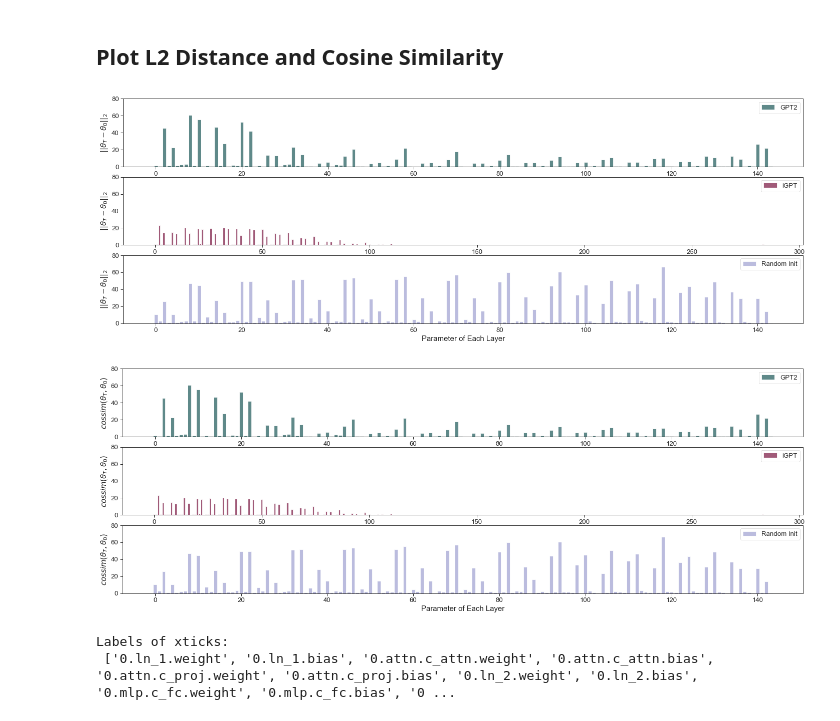
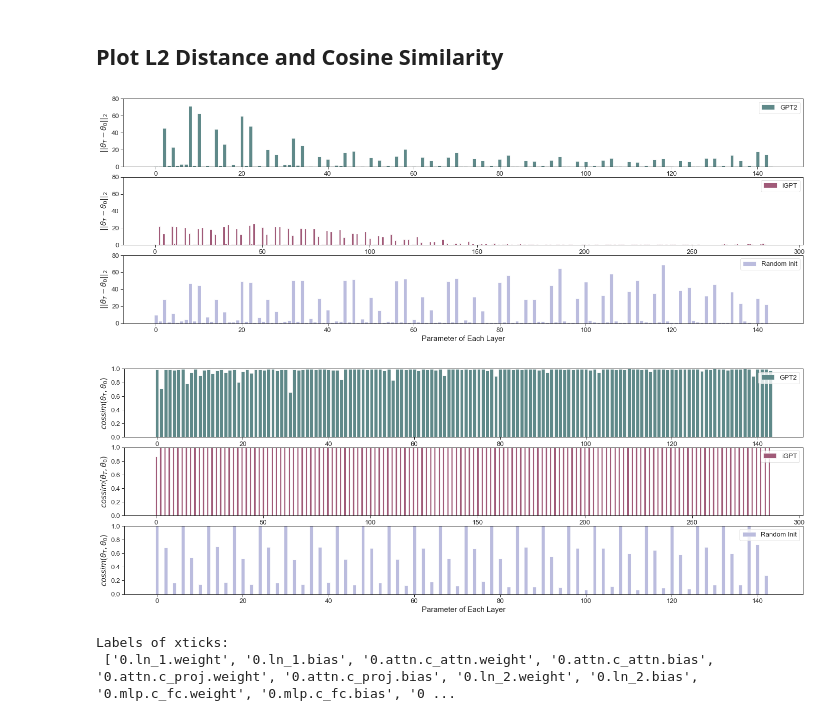
Before and after one commit to t46/can-wikipedia-help-offline-rl, a Jupyter notebook: can-wikipedia-help-offline-rl/notebooks/section-53-parameter-similarity/parameter_similarity_analysis.ipynb, the cells around one changed output. Drawn from its saved outputs; the diff is of its cells as text; code cells hidden in the pictures.

```diff
--- a/can-wikipedia-help-offline-rl/notebooks/section-53-parameter-similarity/parameter_similarity_analysis.ipynb
+++ b/can-wikipedia-help-offline-rl/notebooks/section-53-parameter-similarity/parameter_similarity_analysis.ipynb
@@ -23,7 +22,6 @@ seed=666
 epoch1=0
 epoch2=40
 env_name='hopper'
-reward_state_action='state'
 
 model_names = ['gpt2', 'igpt', 'dt']
 
@@ -68,18 +66,15 @@ for model_name in model_names:
         'share_input_output_proj': True
     }
 
-    os.makedirs(variant["outdir"], exist_ok=True)
     device = torch.device("cuda" if torch.cuda.is_available() else "cpu")
 
-    trajectories, sorted_inds, state_dim, act_dim, max_ep_len, state_mean, state_std, num_trajectories, p_sample, scale = prepare_data(variant)
-
-    K = variant["K"]
+    state_dim, act_dim, max_ep_len, scale = get_data_info(variant)
 
     model1 = DecisionTransformer(
         args=variant,
         state_dim=state_dim,
         act_dim=act_dim,
-        max_length=K,
+        max_length=variant["K"],
         max_ep_len=max_ep_len,
         hidden_size=variant["embed_dim"],
         n_layer=variant["n_layer"],
@@ -102,7 +97,7 @@ for model_name in model_names:
         args=variant,
         state_dim=state_dim,
         act_dim=act_dim,
-        max_length=K,
+        max_length=variant["K"],
         max_ep_len=max_ep_len,
         hidden_size=variant["embed_dim"],
         n_layer=variant["n_layer"],
@@ -126,6 +121,6 @@ for model_name in model_names:
         param_dist[name1] = torch.linalg.norm(param2 - param1).detach().numpy()
         param_cos[name1] = (torch.dot(param1.view(-1), param2.view(-1)) / (torch.linalg.norm(param1) * torch.linalg.norm(param2) + 1e-6)).detach().numpy()
 
-    np.save(f'results/paramdist_{epoch1}_{epoch2}_{model_name}_{env_name}_{dataset_name}_{seed}_{reward_state_action}.npy', param_dist)
-    np.save(f'results/paramcos_{epoch1}_{epoch2}_{model_name}_{env_name}_{dataset_name}_{seed}_{reward_state_action}.npy', param_cos)
+    np.save(f'results/paramdist_{epoch1}_{epoch2}_{model_name}_{env_name}_{dataset_name}_{seed}.npy', param_dist)
+    np.save(f'results/paramcos_{epoch1}_{epoch2}_{model_name}_{env_name}_{dataset_name}_{seed}.npy', param_cos)
 # %% [output]
@@ -172,43 +149,44 @@ Loaded from ../../checkpoints/dt_medium_hopper_666/model_40.pt
 seed=666
 epoch1=0
 epoch2=40
-env_name='hopper'
-reward_state_action='state'
+env_name='walker2d'
 dataset_name = 'medium'
 
 model_names = ['gpt2', 'igpt', 'dt']
 sim_metrics_list = ['paramdist', 'paramcos']
 
 param_sim_dicts = {
     sim_metrics: {
-        model_name: np.load(f'results/paramdist_{epoch1}_{epoch2}_{model_name}_{env_name}_{dataset_name}_{seed}_{reward_state_action}.npy', allow_pickle=True).item() for model_name in model_names
+        model_name: np.load(f'results/{sim_metrics}_{epoch1}_{epoch2}_{model_name}_{env_name}_{dataset_name}_{seed}.npy', allow_pickle=True).item() for model_name in model_names
     } for sim_metrics in sim_metrics_list
 }
 
 colors = {'gpt2': (0.372, 0.537, 0.537), 'igpt': (0.627, 0.352, 0.470), 'dt': (0.733, 0.737, 0.870)}
 labels = {'gpt2': 'GPT2', 'igpt': 'iGPT', 'dt': 'Random Init'}
 
 for dist_of_cos, paramsim_dict in param_sim_dicts.items():
     if dist_of_cos == 'paramdist':
         fig_y_label = r'$||\theta_T - \theta_0||_2$'
+        y_min, y_max = 0, 80
     else:
         fig_y_label = r'$cossim(\theta_T, \theta_0)$'
+        y_min, y_max = 0, 1
     fig, axes = plt.subplots(nrows=3, ncols=1, figsize=(20, 7))
     fig.subplots_adjust(bottom=0.1)
     for i, ax in enumerate(axes):
         model_name = model_names[i]
         ax.bar(x=range(len(paramsim_dict[model_name])), height=list(paramsim_dict[model_name].values()), color=colors[model_name], label=labels[model_name])
-        ax.set_ylim(0, 80)
+        ax.set_ylim(y_min, y_max)
         ax.set_ylabel(fig_y_label, fontsize=15)
         ax.legend(loc='upper right')
     fig.tight_layout()
     fig.subplots_adjust(hspace=0.15)
     plt.xlabel('Parameter of Each Layer', fontsize=15)
-    plt.savefig(f'figs/{dist_of_cos}_{epoch1}_{epoch2}_gpt2_igpt_dt_{env_name}_{dataset_name}_{seed}_{reward_state_action}.pdf')
+    plt.savefig(f'figs/{dist_of_cos}_{epoch1}_{epoch2}_gpt2_igpt_dt_{env_name}_{dataset_name}_{seed}.pdf')
     plt.show()
 print(f'Labels of xticks: \n {list(paramsim_dict[model_name].keys())}')
 # %% [output]
-[figure, old version]
+[figure, new version]
-[figure, old version]
+[figure, new version]
 Labels of xticks:
  ['0.ln_1.weight', '0.ln_1.bias', '0.attn.c_attn.weight', '0.attn.c_attn.bias', '0.attn.c_proj.weight', '0.attn.c_proj.bias', '0.ln_2.weight', '0.ln_2.bias', '0.mlp.c_fc.weight', '0.mlp.c_fc.bias', '0 ...
```
Also changed, not shown: parts of 2 cells of this notebook, 8 other files.
